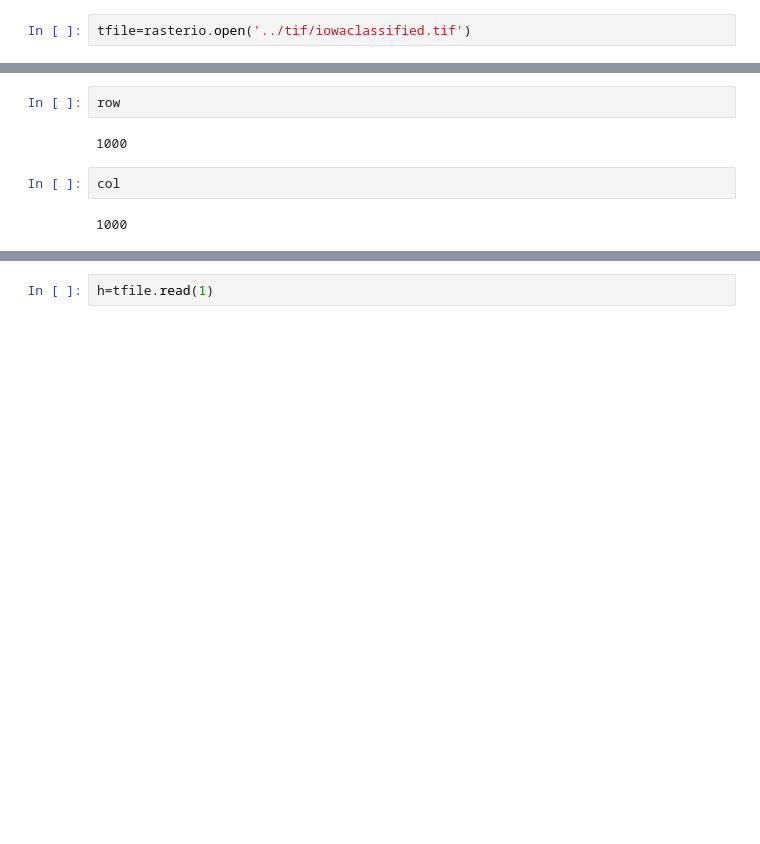
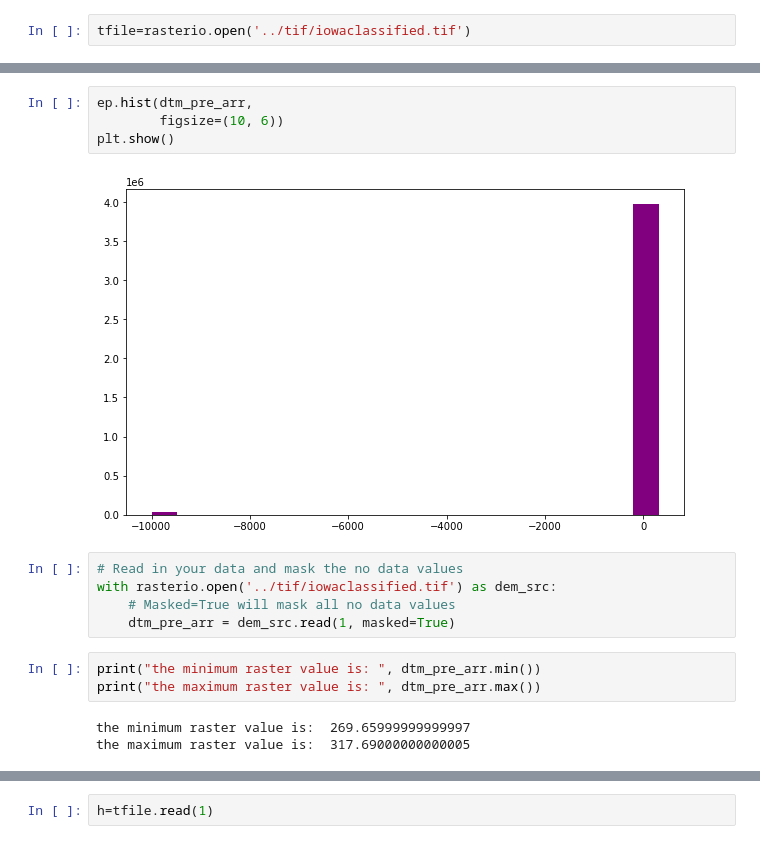
Before and after one commit to Blvisse/USG3-DataEngineering, a Jupyter notebook: notebooks/Untitled1.ipynb, the cells around one changed output, grey strips where cells are left out. Drawn from its saved outputs; the diff is of its cells as text; blank space fills up the shorter version.

```diff
--- a/notebooks/Untitled1.ipynb
+++ b/notebooks/Untitled1.ipynb
@@ -65,8 +111,17 @@ row,col=tfile.index(long,lat)
 # %%
-row
+ep.hist(dtm_pre_arr,
+        figsize=(10, 6))
+plt.show()
 # %% [output]
-1000
+[figure, added]
 # %%
-col
+# Read in your data and mask the no data values
+with rasterio.open('../tif/iowaclassified.tif') as dem_src:
+    # Masked=True will mask all no data values
+    dtm_pre_arr = dem_src.read(1, masked=True)
-# %% [output]
-1000
+# %%
+print("the minimum raster value is: ", dtm_pre_arr.min())
+print("the maximum raster value is: ", dtm_pre_arr.max())
+# %% [output]
+the minimum raster value is:  269.65999999999997
+the maximum raster value is:  317.69000000000005
```
Also changed, not shown: parts of 17 cells of this notebook, 11 other files.
